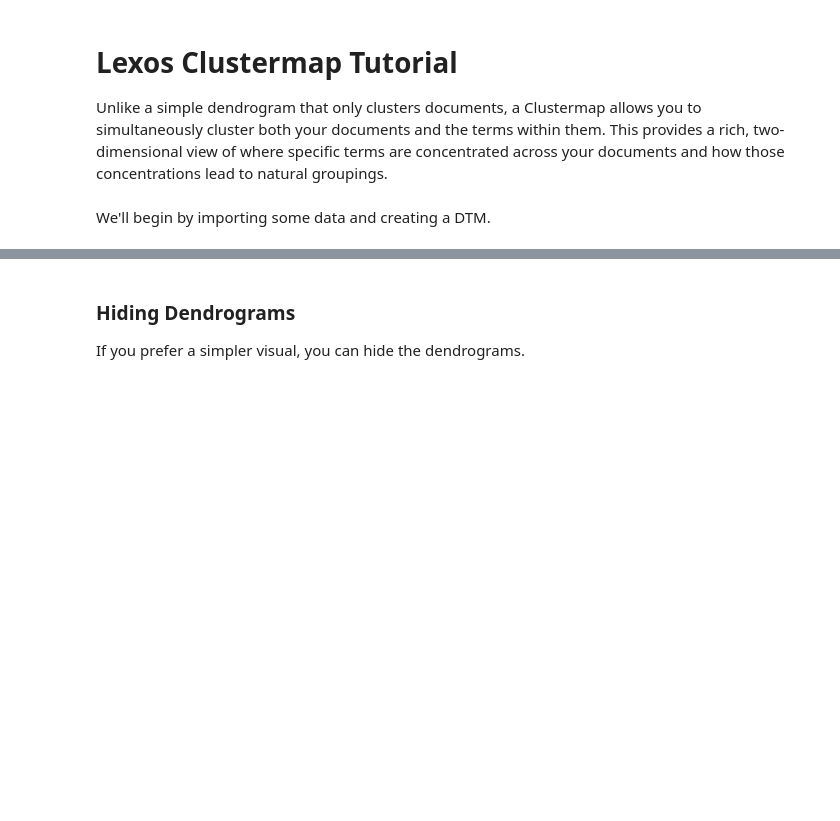
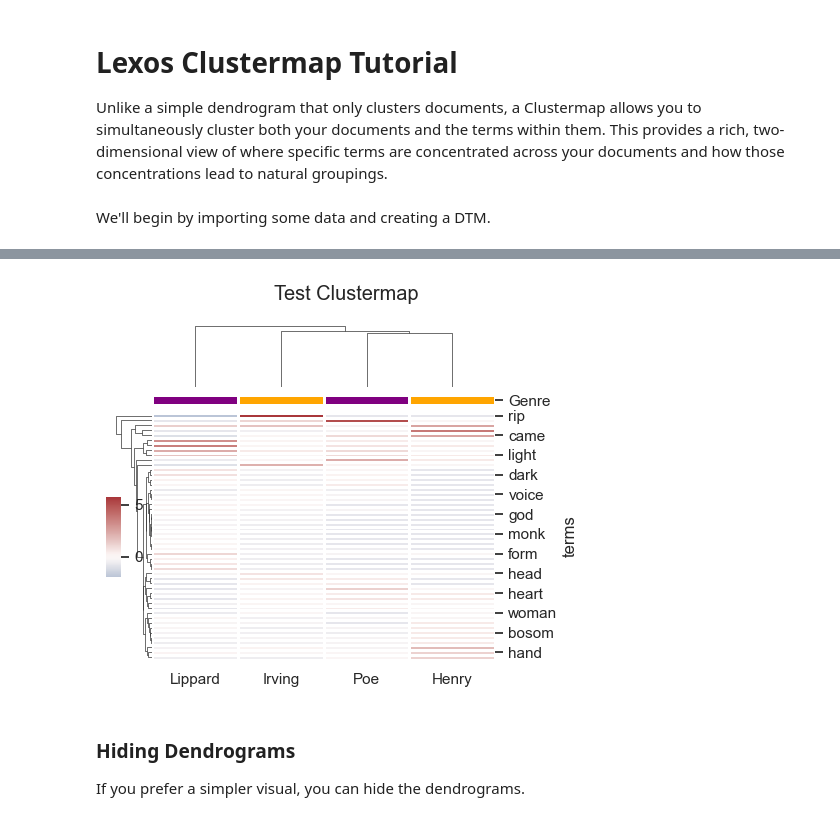
Before and after one commit to mangabe16/lexos, a Jupyter notebook: doc_src/docs/tutorials/cluster/clustermap_tutorial.ipynb, the cells around one changed output, grey strips where cells are left out. Drawn from its saved outputs; the diff is of its cells as text; code cells hidden in the pictures; blank space fills up the shorter version.

```diff
--- a/doc_src/docs/tutorials/cluster/clustermap_tutorial.ipynb
+++ b/doc_src/docs/tutorials/cluster/clustermap_tutorial.ipynb
@@ -150,22 +96,29 @@ Uncomment and run the cell below to see how this works (note that other paramete
 # %%
-# !!! This cell does not work
+!!! Note: This works, but you can't get the label. Seaborn says that it uses a DataFrame column or Series name, which works, but it does not extract the colours. The same is true if you just call vanilla Seaborn clustermap.
 
-# Example: If 'Poe_Usher' and 'Lippard_Bel' are 'Gothic' and others are 'Adventure'
-# Make sure the list of colors matches your 'labels' list in order
-document_categories = ["Gothic", "Gothic", "Adventure", "Adventure", "Adventure", "Adventure"]
-unique_categories = list(set(document_categories))
+# Import pandas so we can create a Series or DataFrame
+import pandas as pd
+
+# Create a color map for genres
 color_map = {"Gothic": "purple", "Adventure": "orange"}
-assigned_colors = [color_map[cat] for cat in document_categories]
 
-# fig = cm(
-#     dtm=dtm,
-#     labels=labels,
-#     # ... other parameters ...
-#     row_colors=assigned_colors, # Use your custom list of colors
-#     # Or use a seaborn palette:
-#     # row_colors="deep",
-#     showfig=True
-# )
+# Create a list of genres matching the order of the labels
+genres = ["Gothic", "Gothic", "Adventure", "Adventure"]
+
+# Create a list of colors corresponding to the genres
+col_colors = [color_map[genre] for genre in genres]
+
+# Use a Pandas Series to provide the colors
+col_colors = pd.Series(col_colors, name="Genre", index=dtm.labels)
+
+# Or uncomment to use a Pandas DataFrame to provide the colors
+# col_colors = pd.DataFrame(col_colors, columns=["Genre"], index=dtm.labels)
+
+# Create a clustermap with row and column colors
+cm = Clustermap(dtm=dtm, title="Test Clustermap", col_colors=col_colors, figsize=(5, 4))
+cm.show()
+# %% [output]
+[figure, added]
 # %% [markdown]
 ### Hiding Dendrograms
 
```
Also changed, not shown: parts of 24 cells of this notebook, 8 other files.
